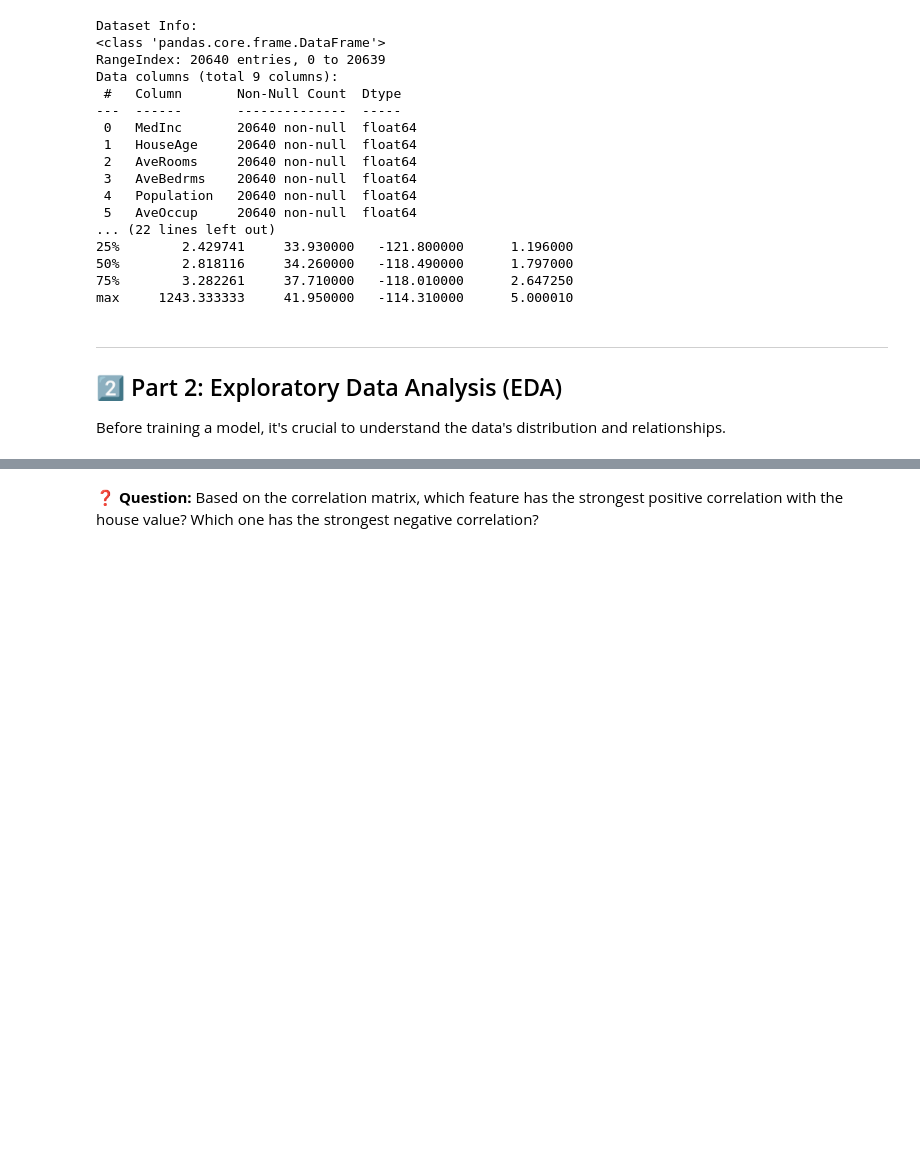
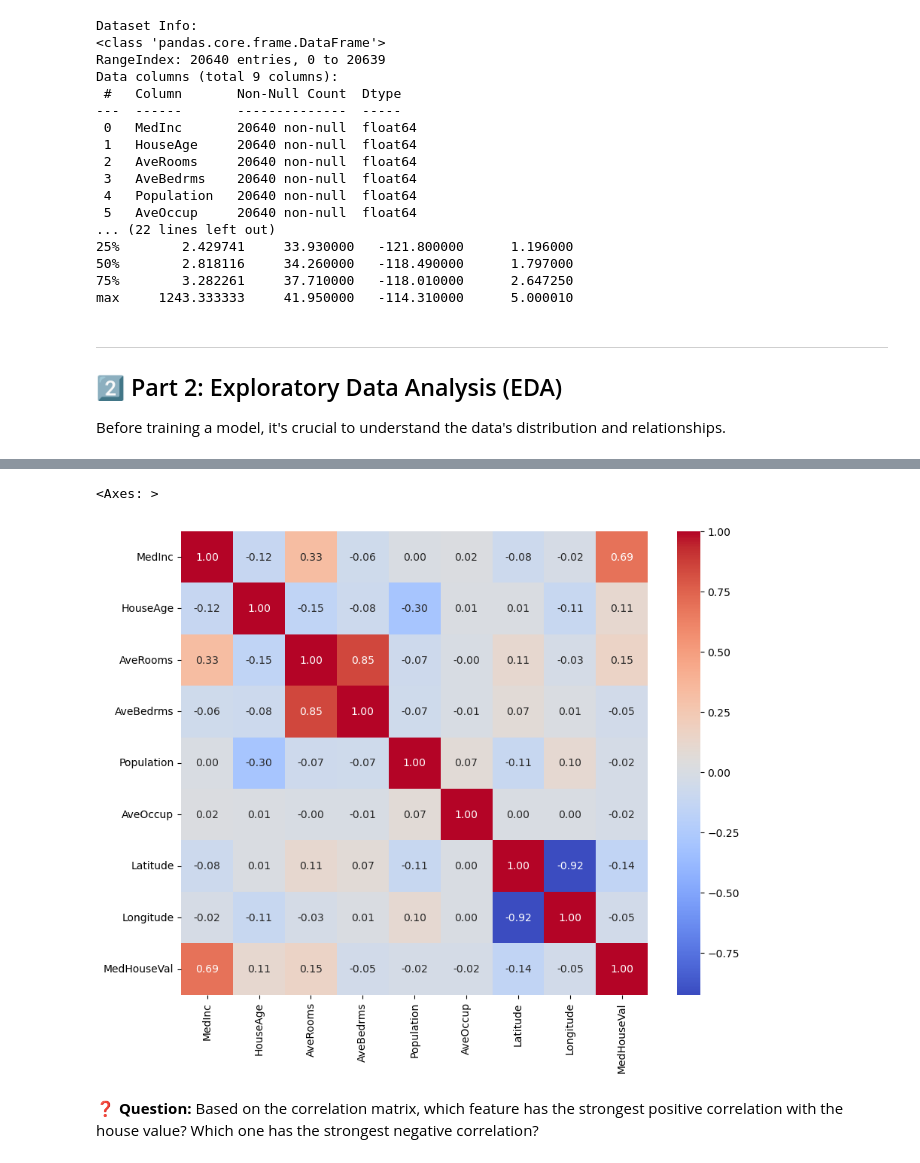
Before and after one commit to akshithreddy502/LogicMojo-AI-ML-Jan26-Akshith, a Jupyter notebook: assignments/assignment-03-linear-regression/linear_regression_assignment.ipynb, the cells around one changed output, grey strips where cells are left out. Cells and saved outputs as stored; diff of their text form; code cells hidden in the pictures; blank space fills up the shorter version.

```diff
--- a/assignments/assignment-03-linear-regression/linear_regression_assignment.ipynb
+++ b/assignments/assignment-03-linear-regression/linear_regression_assignment.ipynb
@@ -86,7 +90,12 @@ Before training a model, it's crucial to understand the data's distribution and
 # %%
 # TODO: Plot a correlation matrix heatmap to see which features correlate most with MedHouseVal
 # Hint: plt.figure(figsize=(10, 8))
 # Hint: sns.heatmap(df.corr(), annot=True, cmap='coolwarm', fmt='.2f')
+plt.figure(figsize=(10,8)) # size (width,height)
+sns.heatmap(df.corr(), annot=True, cmap='coolwarm', fmt=".2f") #df.corr() =>correlation between every pair of columns.,cmap=color theme
+# %% [output]
+<Axes: >
+[figure, added]
 # %% [markdown]
 **❓ Question:** Based on the correlation matrix, which feature has the strongest positive correlation with the house value? Which one has the strongest negative correlation?
 # %% [markdown]
```
Also changed, not shown: parts of 4 cells of this notebook.
